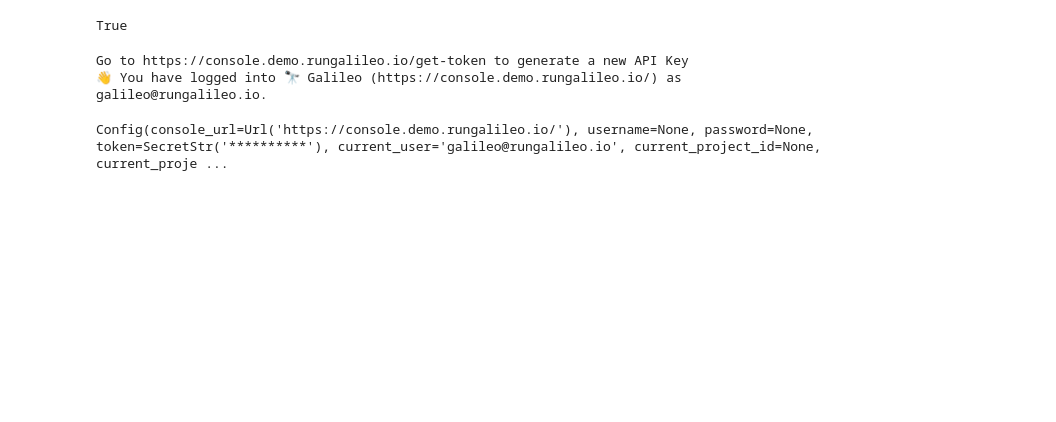
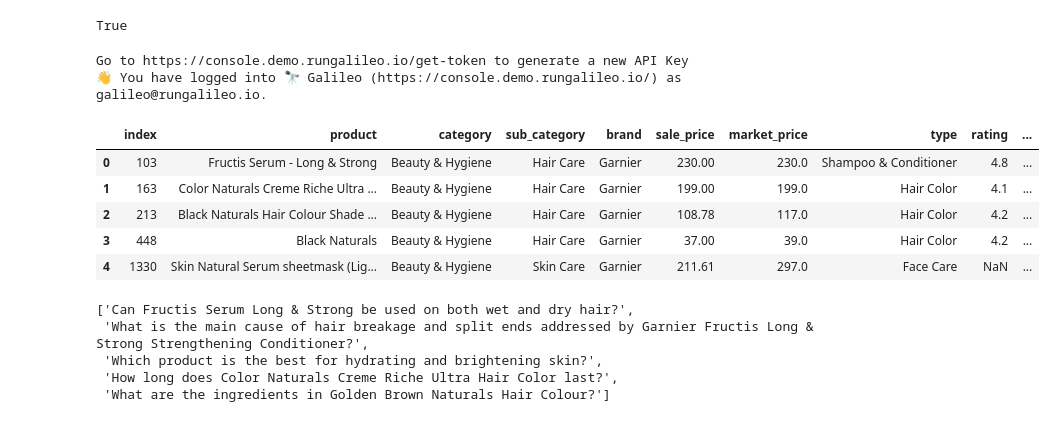
Before and after one commit to rungalileo/blog-examples, a Jupyter notebook: pinecone/chatbot_with_rag.ipynb, the cells around one changed output. Drawn from its saved outputs; the diff is of its cells as text; code cells hidden in the pictures; blank space fills up the shorter version.

Commit message:
added question gen and changes on chatbot

```diff
--- a/pinecone/chatbot_with_rag.ipynb
+++ b/pinecone/chatbot_with_rag.ipynb
@@ -15,6 +20,51 @@ from dotenv import load_dotenv
 load_dotenv("../.env")
 # %% [output]
 True
+# %%
+import promptquality as pq
+from promptquality import Scorers
+from promptquality import SupportedModels
+
+metrics = [
+    Scorers.context_adherence,
+    Scorers.latency,
+    Scorers.pii,
+    Scorers.toxicity,
+    Scorers.tone,
+    # Uncertainty, BLEU and ROUGE are automatically included
+]
+
+pq.login("console.demo.rungalileo.io")
+
+galileo_handler = pq.GalileoPromptCallback(
+    project_name="pinecone-webinar-30jan-test", scorers=metrics
+)
+# %% [output]
+Go to https://console.demo.rungalileo.io/get-token to generate a new API Key
+👋 You have logged into 🔭 Galileo (https://console.demo.rungalileo.io/) as galileo@rungalileo.io.
+# %%
+df = pd.read_csv("../data/bigbasket_garnier.csv")
+df.head()
+# %% [output]
+|  | index | product | category | sub_category | brand | sale_price | market_price | type | rating | ... |
+| 0 | 103 | Fructis Serum - Long & Strong | Beauty & Hygiene | Hair Care | Garnier | 230.00 | 230.0 | Shampoo & Conditioner | 4.8 | ... |
+| 1 | 163 | Color Naturals Creme Riche Ultra ... | Beauty & Hygiene | Hair Care | Garnier | 199.00 | 199.0 | Hair Color | 4.1 | ... |
+| 2 | 213 | Black Naturals Hair Colour Shade ... | Beauty & Hygiene | Hair Care | Garnier | 108.78 | 117.0 | Hair Color | 4.2 | ... |
+| 3 | 448 | Black Naturals | Beauty & Hygiene | Hair Care | Garnier | 37.00 | 39.0 | Hair Color | 4.2 | ... |
+| 4 | 1330 | Skin Natural Serum sheetmask (Lig... | Beauty & Hygiene | Skin Care | Garnier | 211.61 | 297.0 | Face Care | NaN | ... |
+# %%
+df["questions"] = df["questions"].apply(eval)
+questions = df.explode("questions")["questions"].tolist()
+random.Random(0).shuffle(questions)
+# split questions into chunks of 5
+questions = [questions[i:i + 5] for i in range(0, len(questions), 5)]
+questions[0]
+# %% [output]
+['Can Fructis Serum Long & Strong be used on both wet and dry hair?',
+ 'What is the main cause of hair breakage and split ends addressed by Garnier Fructis Long & Strong Strengthening Conditioner?',
+ 'Which product is the best for hydrating and brightening skin?',
+ 'How long does Color Naturals Creme Riche Ultra Hair Color last?',
+ 'What are the ingredients in Golden Brown Naturals Hair Colour?']
 # %%
 pc = Pinecone(api_key=os.getenv("PINECONE_API_KEY"))
 embeddings = OpenAIEmbeddings()
@@ -31,19 +78,0 @@ qa = ConversationalRetrievalChain.from_llm(llm, retriever=retriever, memory=memo
-# %%
-import promptquality as pq
-from promptquality import Scorers
-from promptquality import SupportedModels
-
-metrics = [
-    Scorers.context_adherence,
-    Scorers.latency,
-    Scorers.pii,
-    Scorers.toxicity,
-    Scorers.tone
-    # Uncertainty, BLEU and ROUGE are automatically included
-]
-
-pq.login("console.demo.rungalileo.io")
-# %% [output]
-Go to https://console.demo.rungalileo.io/get-token to generate a new API Key
-👋 You have logged into 🔭 Galileo (https://console.demo.rungalileo.io/) as galileo@rungalileo.io.
-Config(console_url=Url('https://console.demo.rungalileo.io/'), username=None, password=None, token=SecretStr('**********'), current_user='galileo@rungalileo.io', current_project_id=None, current_proje ...
```
Also changed, not shown: parts of 9 cells of this notebook, 4 other files.
